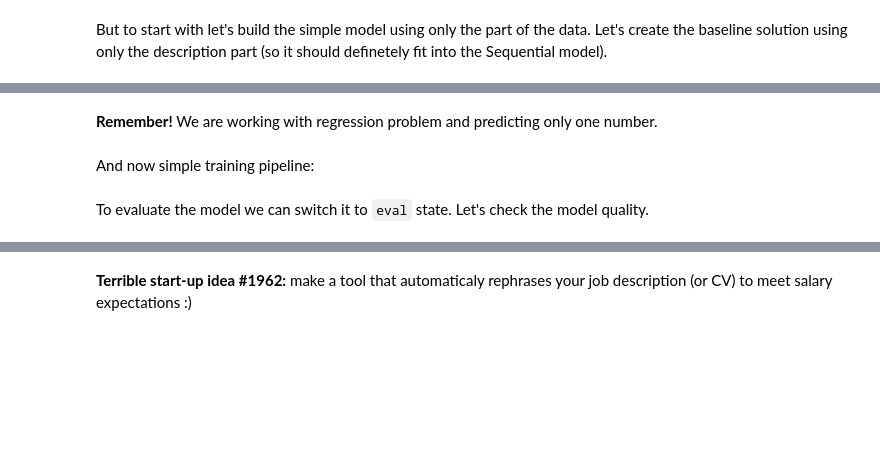
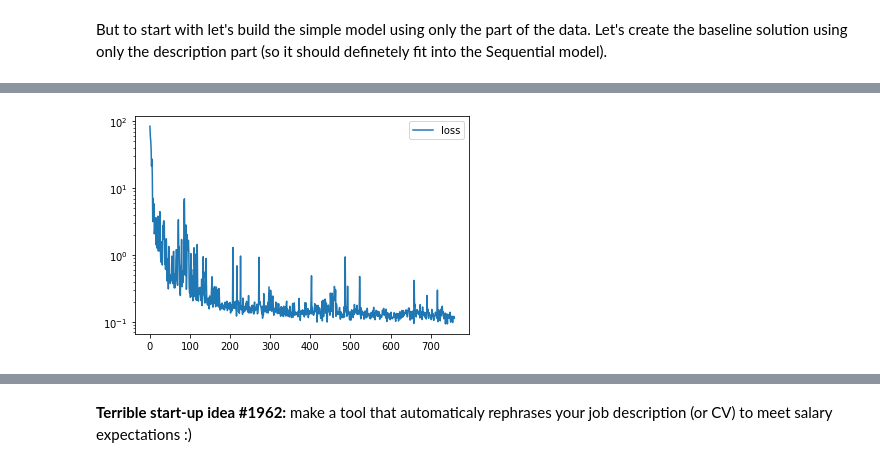
Before and after one commit to Myashka/MIPT_Applied_ML, a Jupyter notebook: week_02_cnn_for_texts.ipynb, the cells around one changed output, grey strips where cells are left out. Drawn from its saved outputs; the diff is of its cells as text; code cells hidden in the pictures; blank space fills up the shorter version.

```diff
--- a/week_02_cnn_for_texts.ipynb
+++ b/week_02_cnn_for_texts.ipynb
@@ -381,0 +807,4 @@ class Reorder(nn.Module):
+# %%
+token_to_idx = {token: idx for idx, token in enumerate(tokens)}
+UNK_IDX = token_to_idx[UNK]
+PAD_IDX = token_to_idx[PAD]
@@ -382,3 +847,18 @@ class Reorder(nn.Module):
+# %%
+def iterate_minibatches(data, batch_size=256, shuffle=True, cycle=False, **kwargs):
+    """iterates minibatches of data in random order"""
+    while True:
+        indices = np.arange(len(data))
+        if shuffle:
+            indices = np.random.permutation(indices)
+
+        for start in range(0, len(indices), batch_size):
+            batch = make_batch(data.iloc[indices[start : start + batch_size]], **kwargs)
+            target = batch.pop(target_column)
+            yield batch, target
+
+        if not cycle:
+            break
 # %%
 len(categorical_vectorizer.vocabulary_)
 # %% [output]
@@ -395,2 +865,0 @@ simple_model = nn.Sequential(
-# %% [markdown]
-__Remember!__ We are working with regression problem and predicting only one number.
@@ -406,2 +865,0 @@ simple_model.to(device);
-# %% [markdown]
-And now simple training pipeline:
@@ -408,36 +936,43 @@ And now simple training pipeline:
 # %%
-from IPython.display import clear_output
-
-
 epochs = 1
-model = simple_model
+model = ThreeInputsNet()
+model.to(device)
 opt = torch.optim.Adam(model.parameters())
-criterion = nn.MSELoss()
+criterion = nn.MSELoss().to(device)
 
 history = []
 for epoch in range(epochs):
-    for batch, target in iterate_minibatches(data_train):
+    for batch, target in iterate_minibatches(data_train, word_dropout=0.2):
         # Preprocessing the batch data and target
-        batch = torch.tensor(batch["FullDescription"], dtype=torch.long, device=device)
+
+        title = torch.tensor(batch["Title"], dtype=torch.long, device=device)
+        desc = torch.tensor(batch["FullDescription"], dtype=torch.long, device=device)
+        category = torch.tensor(batch["Categorical"], dtype=torch.float32, device=device)
+
         target = torch.tensor(target, device=device)
 
-        predictions = model(batch)
+        predictions = model(title, desc, category)
         predictions = predictions.flatten()
 
-        # YOUR CODE HERE
+        opt.zero_grad()
         # Compute loss.
 
-        # YOUR CODE HERE
+        loss = criterion(predictions, target)
+
+        loss.backward()
+        torch.nn.utils.clip_grad_norm_(model.parameters(), 10)
+        opt.step()
         # Train with backprop.
 
         history.append(loss.item())
         if len(history) % 10 == 0:
             clear_output(wait=True)
             plt.plot(history, label="loss")
+            plt.yscale('log')
             plt.legend()
             plt.show()
+# %% [output]
+[figure, added]
-# %% [markdown]
-To evaluate the model we can switch it to `eval` state. Let's check the model quality.
 # %%
 @torch.no_grad()
 def evaluate_model(model, data, batch_size=256, name=None, **kwargs):
```
Also changed, not shown: parts of 61 cells of this notebook.
